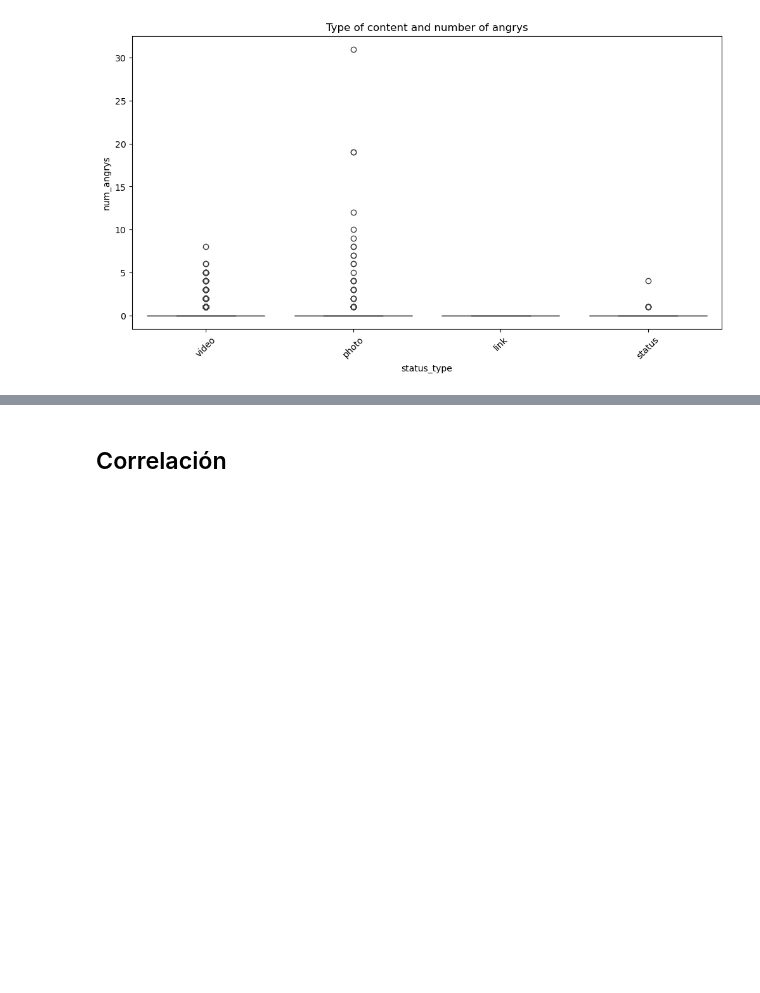
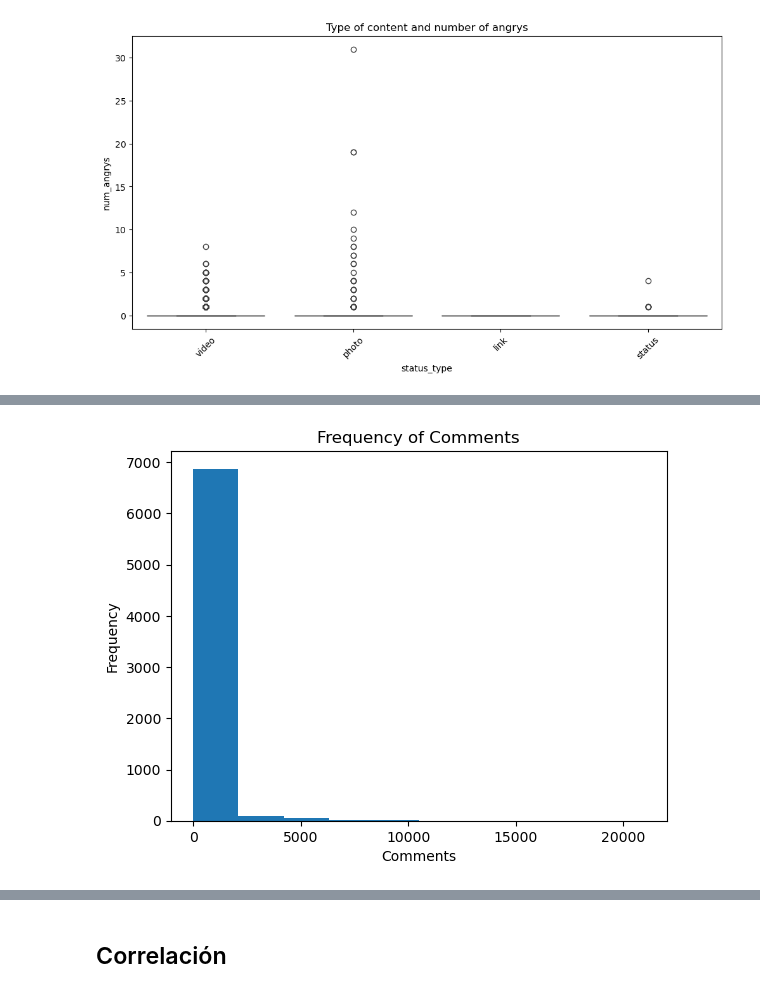
Before and after one commit to Vertiz2405/Actividad3BoxAndWhisker, a Jupyter notebook: act3.ipynb, the cells around one changed output, grey strips where cells are left out. Drawn from its saved outputs; the diff is of its cells as text; code cells hidden in the pictures; blank space fills up the shorter version.

```diff
--- a/act3.ipynb
+++ b/act3.ipynb
@@ -123,9 +121,11 @@ plt.show()
 # %%
-plt.hist(df['num_comments'], color='skyblue')
+plt.hist(df['num_comments'])
 
-plt.title('Number of Comments')
-plt.xlabel('Reactions')
+plt.title('Frequency of Comments')
+plt.xlabel('Comments')
 plt.ylabel('Frequency')
 
 plt.show()
+# %% [output]
+[figure, added]
 # %%
```
Also changed, not shown: parts of 11 cells of this notebook.
